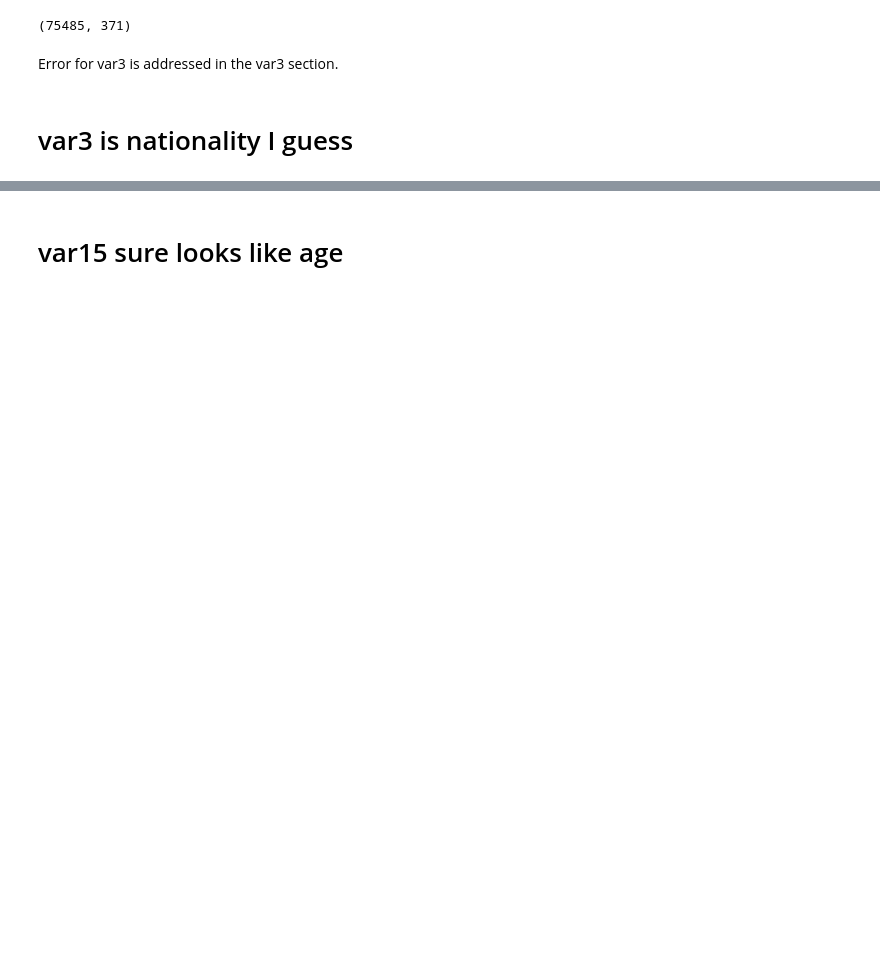
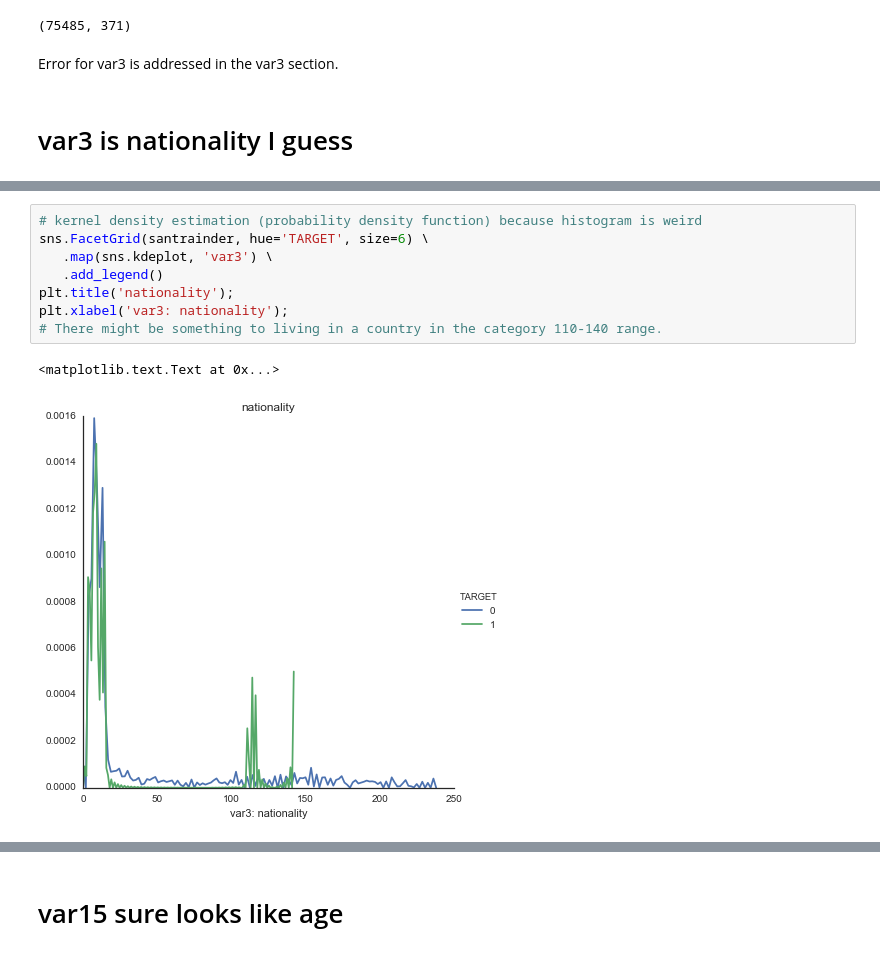
Before and after one commit to sketchychen/kaggle_santander, a Jupyter notebook: Kaggle_Santander.ipynb, the cells around one changed output, grey strips where cells are left out. Saved outputs shown, nothing was run; the diff lists cells and outputs as text; blank space fills up the shorter version.

```diff
--- a/Kaggle_Santander.ipynb
+++ b/Kaggle_Santander.ipynb
@@ -84 +114,12 @@ train = train.replace(-999999,2)
+# %%
+# kernel density estimation (probability density function) because histogram is weird
+sns.FacetGrid(santrainder, hue='TARGET', size=6) \
+   .map(sns.kdeplot, 'var3') \
+   .add_legend()
+plt.title('nationality');
+plt.xlabel('var3: nationality');
+# There might be something to living in a country in the category 110-140 range.
+# %% [output]
+<matplotlib.text.Text at 0x...>
+[figure, added]
 # %%
```
Also changed, not shown: parts of 32 cells of this notebook, 1 other file.
